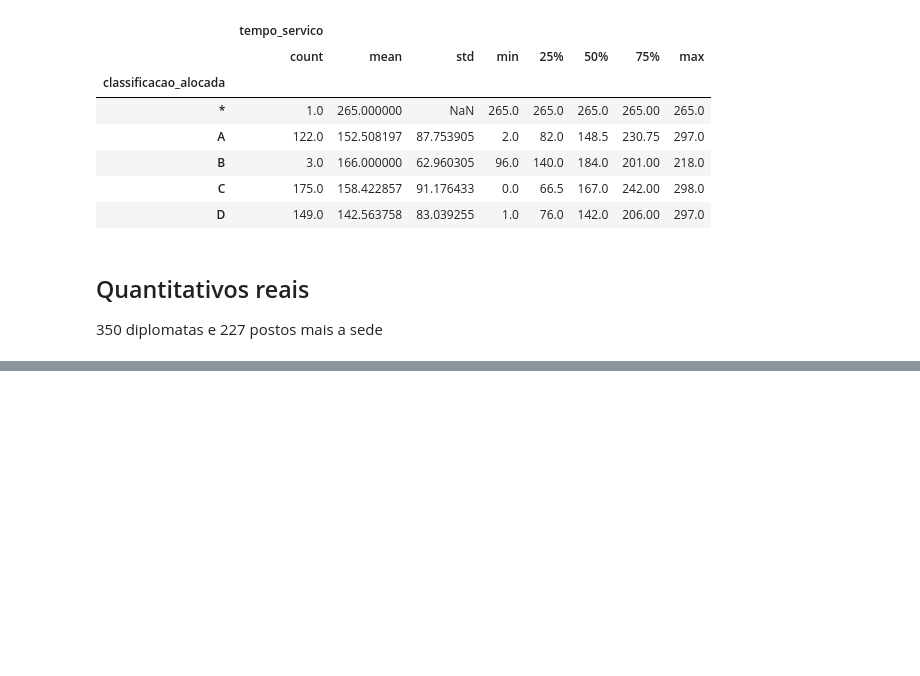
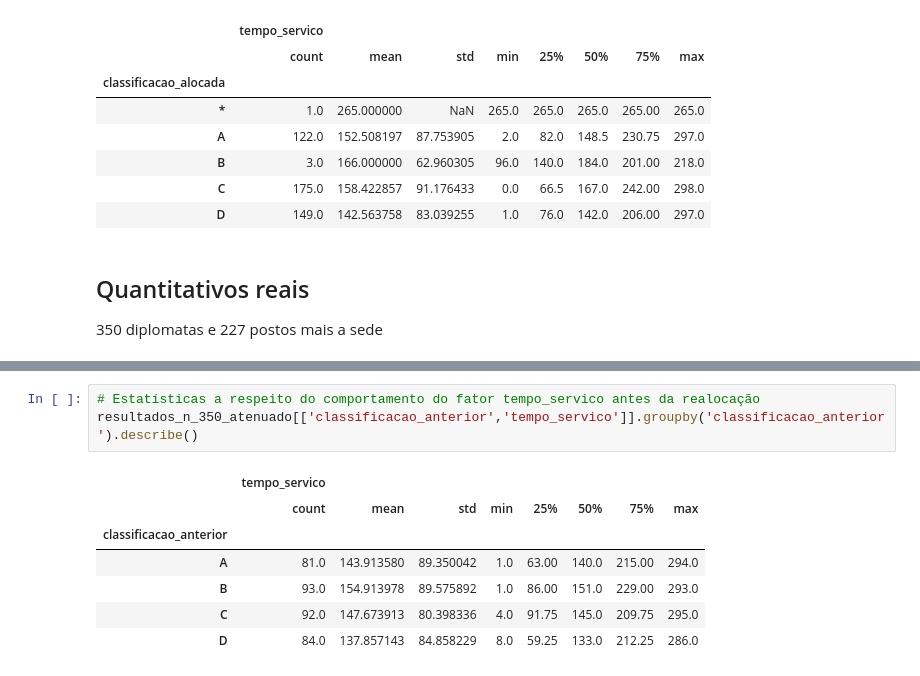
Before and after one commit to vsmoreira/aed, a Jupyter notebook: hungaro/analise_resultados.ipynb, the cells around one changed output, grey strips where cells are left out. Saved outputs shown, nothing was run; the diff lists cells and outputs as text; blank space fills up the shorter version.

```diff
--- a/hungaro/analise_resultados.ipynb
+++ b/hungaro/analise_resultados.ipynb
@@ -108,0 +108,11 @@ resultados_n_350[['classificacao_alocada','tempo_servico']].groupby('classificac
+# %%
+# Estatísticas a respeito do comportamento do fator tempo_servico antes da realocação
+resultados_n_350_atenuado[['classificacao_anterior','tempo_servico']].groupby('classificacao_anterior').describe()
+# %% [output]
+|  | tempo_servico |  |  |  |  |  |  |  |
+|  | count | mean | std | min | 25% | 50% | 75% | max |
+| classificacao_anterior |  |  |  |  |  |  |  |  |
+| A | 81.0 | 143.913580 | 89.350042 | 1.0 | 63.00 | 140.0 | 215.00 | 294.0 |
+| B | 93.0 | 154.913978 | 89.575892 | 1.0 | 86.00 | 151.0 | 229.00 | 293.0 |
+| C | 92.0 | 147.673913 | 80.398336 | 4.0 | 91.75 | 145.0 | 209.75 | 295.0 |
+| D | 84.0 | 137.857143 | 84.858229 | 8.0 | 59.25 | 133.0 | 212.25 | 286.0 |
```
Also changed, not shown: parts of 4 cells of this notebook, 3 other files.
